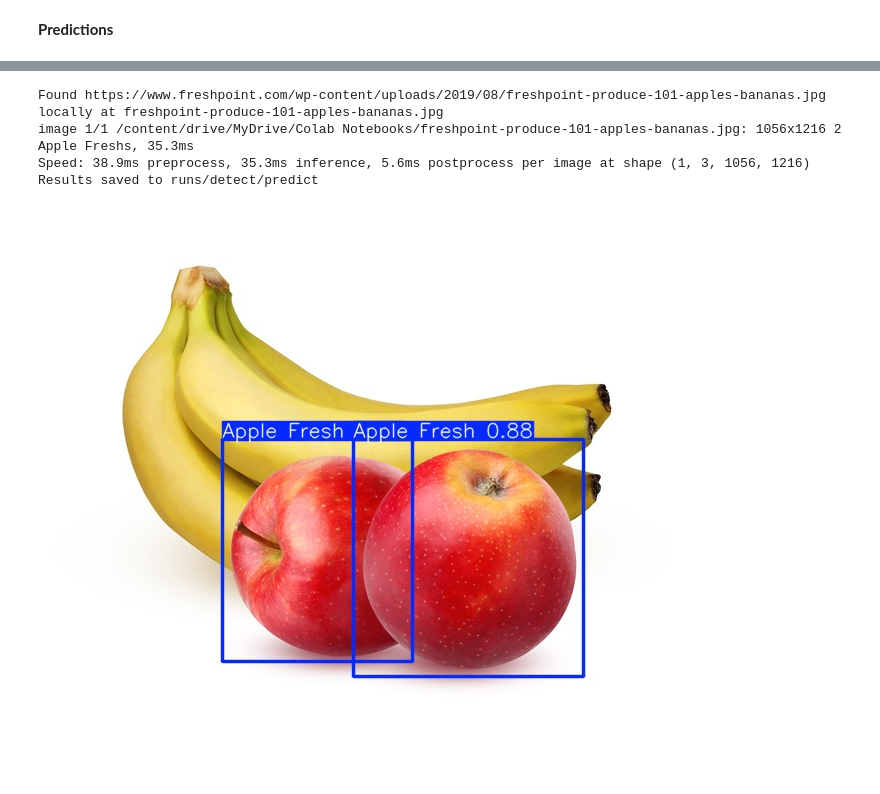
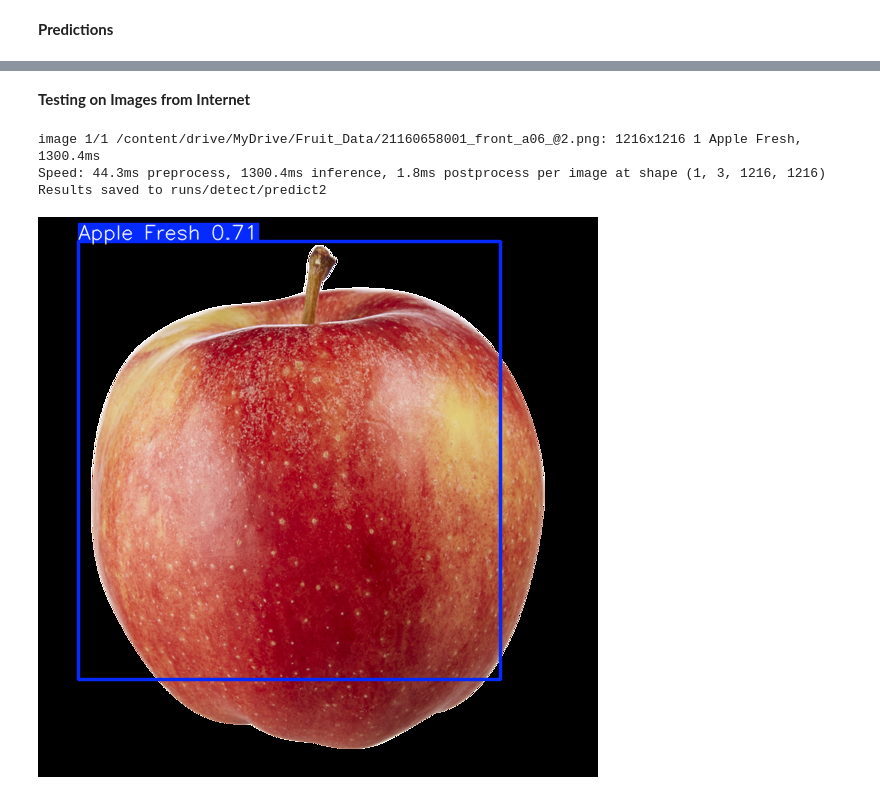
Before and after one commit to kaaz10/Computer_Vision, a Jupyter notebook: Computer_Vision.ipynb, the cells around one changed output, grey strips where cells are left out. Drawn from its saved outputs; the diff is of its cells as text; code cells hidden in the pictures.

```diff
--- a/Computer_Vision.ipynb
+++ b/Computer_Vision.ipynb
@@ -173,15 +177,17 @@ Results saved to runs/detect/predict
 [figure]
-# %%
-results = model('https://www.freshpoint.com/wp-content/uploads/2019/08/freshpoint-produce-101-apples-bananas.jpg', save=True)
-# %% [output]
-Found https://www.freshpoint.com/wp-content/uploads/2019/08/freshpoint-produce-101-apples-bananas.jpg locally at freshpoint-produce-101-apples-bananas.jpg
-image 1/1 /content/drive/MyDrive/Colab Notebooks/freshpoint-produce-101-apples-bananas.jpg: 1056x1216 2 Apple Freshs, 35.3ms
-Speed: 38.9ms preprocess, 35.3ms inference, 5.6ms postprocess per image at shape (1, 3, 1056, 1216)
-Results saved to runs/detect/predict
-# %%
-%matplotlib inline
-from PIL import Image
-
-Image.open('/content/drive/MyDrive/Colab Notebooks/runs/detect/predict/freshpoint-produce-101-apples-bananas.jpg')
-# %% [output]
-[figure, removed]
+# %% [markdown]
+**Testing on Images from Internet**
+# %%
+# Path to an existing image in your dataset
+image_path3 = '/content/drive/MyDrive/Fruit_Data/21160658001_front_a06_@2.png'  # Replace with an actual image file in your dataset
+# %%
+# Run prediction on the chosen dataset image
+results = model.predict(source=image_path3, save=True)
+
+# Display the prediction
+results[0].show()
+# %% [output]
+image 1/1 /content/drive/MyDrive/Fruit_Data/21160658001_front_a06_@2.png: 1216x1216 1 Apple Fresh, 1300.4ms
+Speed: 44.3ms preprocess, 1300.4ms inference, 1.8ms postprocess per image at shape (1, 3, 1216, 1216)
+Results saved to runs/detect/predict2
+[figure, added]
```
Also changed, not shown: parts of 7 cells of this notebook.
